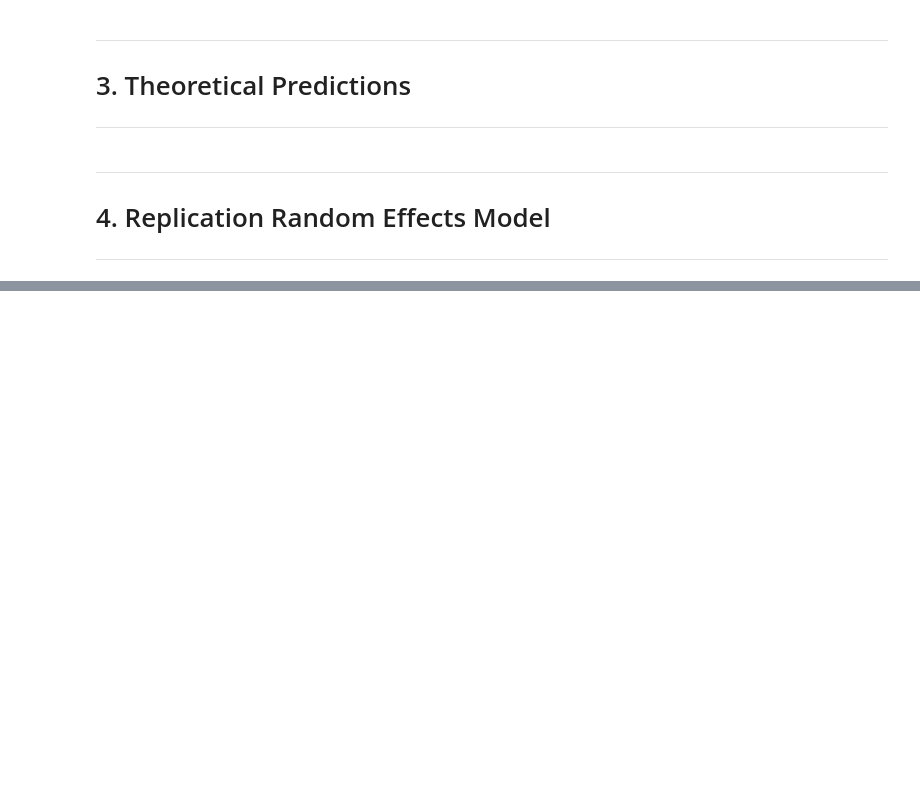
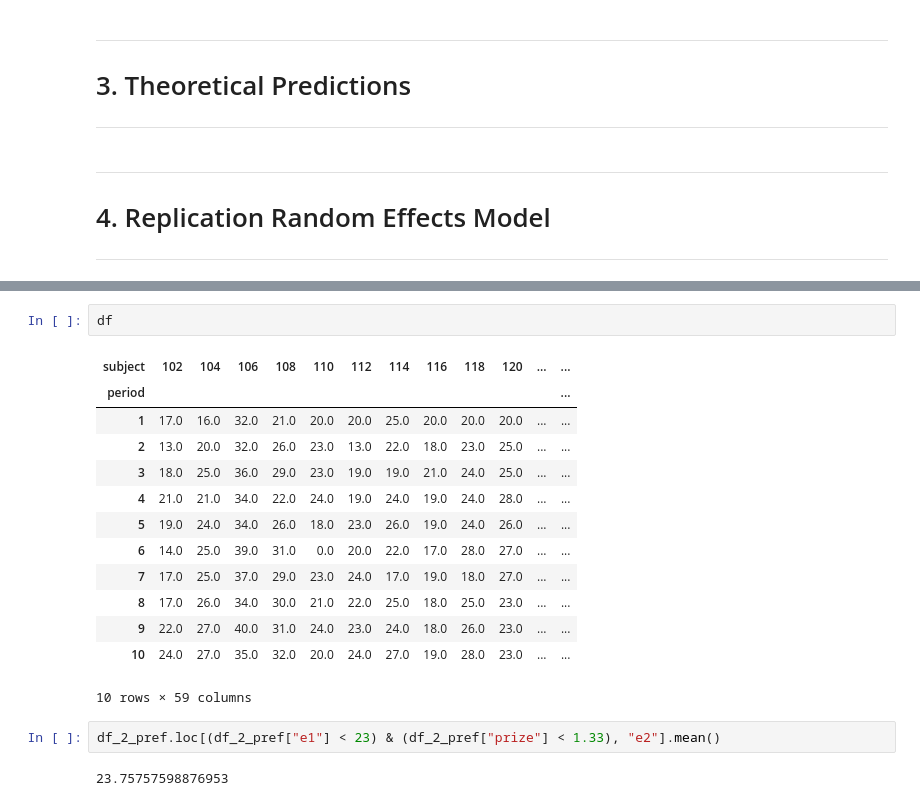
Before and after one commit to VincentSelz/microeconometrics-course-project-VincentSelz, a Jupyter notebook: Project-VincentSelz.ipynb, the cells around one changed output, grey strips where cells are left out. Saved outputs shown, nothing was run; the diff lists cells and outputs as text; blank space fills up the shorter version.

```diff
--- a/Project-VincentSelz.ipynb
+++ b/Project-VincentSelz.ipynb
@@ -268,0 +262,20 @@ dltmth> deltamethod(as.formula(form), estmean, estvar)
+# %%
+df
+# %% [output]
+| subject | 102 | 104 | 106 | 108 | 110 | 112 | 114 | 116 | 118 | 120 | ... | ... |
+| period |  |  |  |  |  |  |  |  |  |  |  | ... |
+| 1 | 17.0 | 16.0 | 32.0 | 21.0 | 20.0 | 20.0 | 25.0 | 20.0 | 20.0 | 20.0 | ... | ... |
+| 2 | 13.0 | 20.0 | 32.0 | 26.0 | 23.0 | 13.0 | 22.0 | 18.0 | 23.0 | 25.0 | ... | ... |
+| 3 | 18.0 | 25.0 | 36.0 | 29.0 | 23.0 | 19.0 | 19.0 | 21.0 | 24.0 | 25.0 | ... | ... |
+| 4 | 21.0 | 21.0 | 34.0 | 22.0 | 24.0 | 19.0 | 24.0 | 19.0 | 24.0 | 28.0 | ... | ... |
+| 5 | 19.0 | 24.0 | 34.0 | 26.0 | 18.0 | 23.0 | 26.0 | 19.0 | 24.0 | 26.0 | ... | ... |
+| 6 | 14.0 | 25.0 | 39.0 | 31.0 | 0.0 | 20.0 | 22.0 | 17.0 | 28.0 | 27.0 | ... | ... |
+| 7 | 17.0 | 25.0 | 37.0 | 29.0 | 23.0 | 24.0 | 17.0 | 19.0 | 18.0 | 27.0 | ... | ... |
+| 8 | 17.0 | 26.0 | 34.0 | 30.0 | 21.0 | 22.0 | 25.0 | 18.0 | 25.0 | 23.0 | ... | ... |
+| 9 | 22.0 | 27.0 | 40.0 | 31.0 | 24.0 | 23.0 | 24.0 | 18.0 | 26.0 | 23.0 | ... | ... |
+| 10 | 24.0 | 27.0 | 35.0 | 32.0 | 20.0 | 24.0 | 27.0 | 19.0 | 28.0 | 23.0 | ... | ... |
+10 rows × 59 columns
+# %%
+df_2_pref.loc[(df_2_pref["e1"] < 23) & (df_2_pref["prize"] < 1.33), "e2"].mean()
+# %% [output]
+23.75757598876953
```
Also changed, not shown: parts of 20 cells of this notebook.
